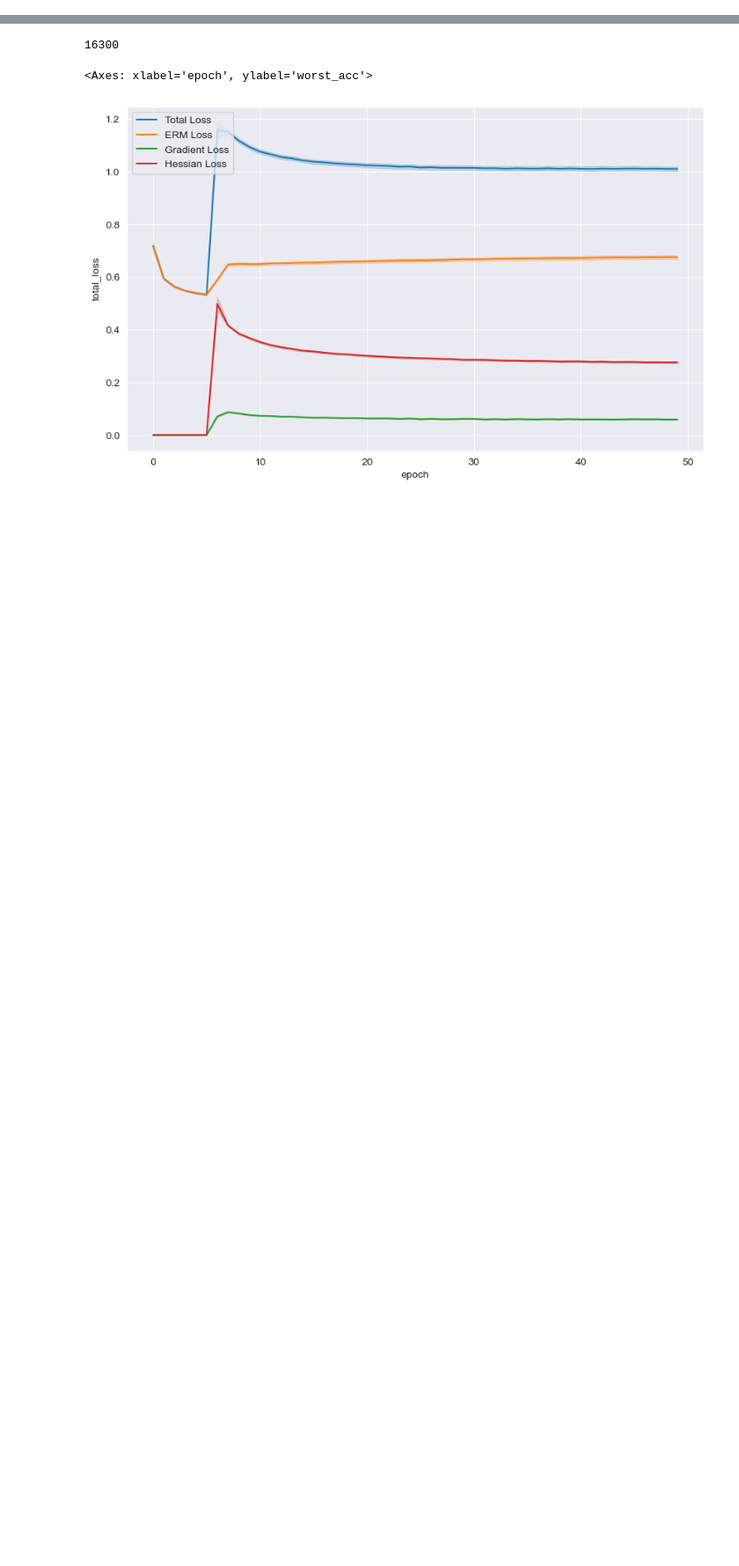
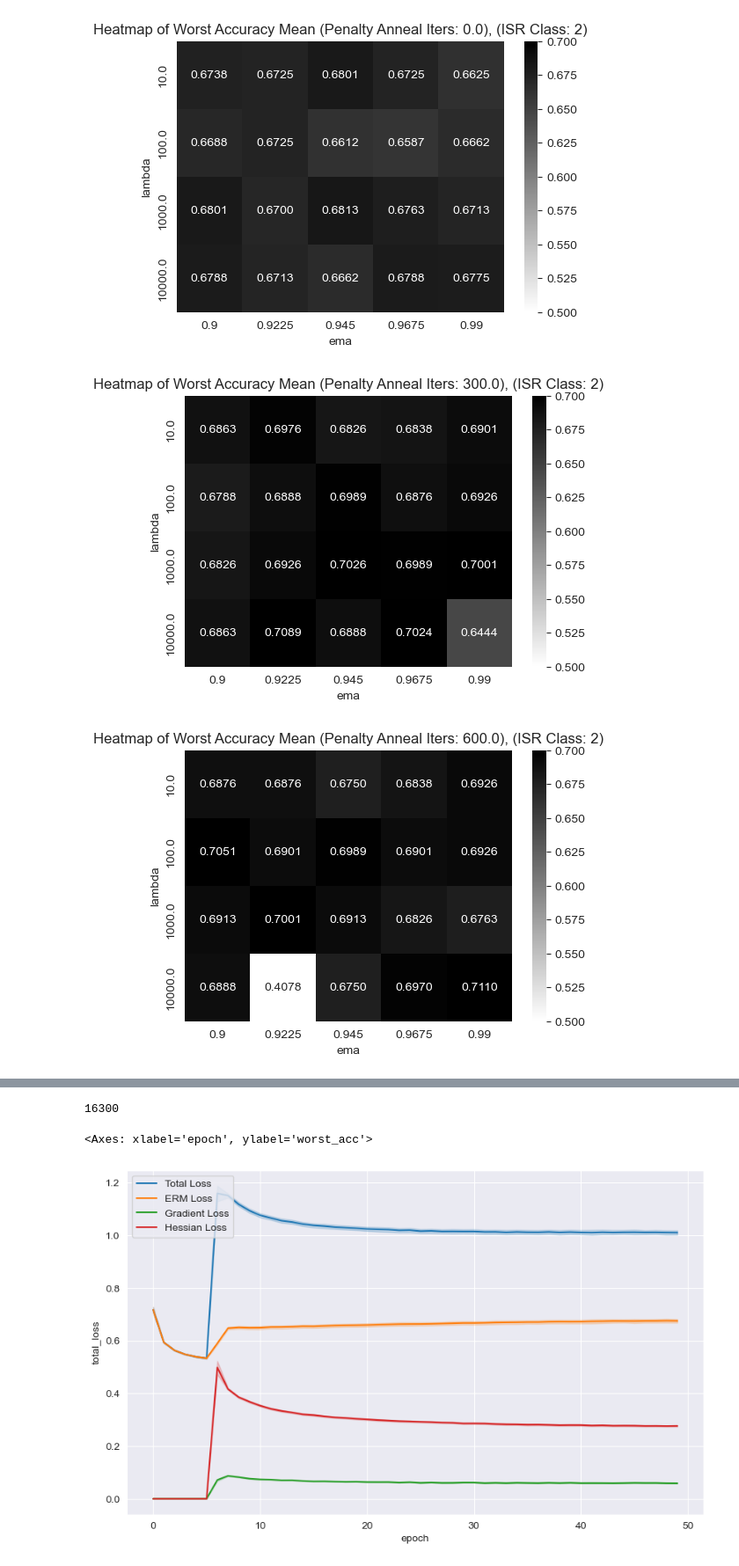
Before and after one commit to chenyuen0103/ISR, a Jupyter notebook: real_datasets/plot_results.ipynb, the cells around one changed output, grey strips where cells are left out. Shown at 88% size. Drawn from its saved outputs; the diff is of its cells as text; code cells hidden in the pictures; blank space fills up the shorter version.

```diff
--- a/real_datasets/plot_results.ipynb
+++ b/real_datasets/plot_results.ipynb
@@ -131,0 +133,3 @@ for iters, isr_class in unique_iters:
+# %%
+df = pd.read_csv(os.path.join('./logs/ISR_Hessian_results_new', multinli_file_fishr))
+df
@@ -131,0 +150,21 @@ for iters, isr_class in unique_iters:
+# %%
+# We can create multiple heatmaps for each unique pairs value of 'ISR_class'and 'penalty_anneal_iters'
+from itertools import product
+unique_iters = product(df['penalty_anneal_iters'].unique(), df['lambda'].unique())
+# unique_iters = df['penalty_anneal_iters'].unique()
+
+# for iters, isr_class in unique_iters:
+for iters, isr_class in product(df['penalty_anneal_iters'].unique(), [2]):
+    sub_df = df[df['penalty_anneal_iters'] == iters]
+    sub_df = sub_df[sub_df['ISR_class'] == isr_class]
+    pivot_df = sub_df.pivot_table(values='worst_acc_mean', index='lambda', columns='ema', aggfunc='mean')
+    plt.figure(figsize=(6, 4))
+    sns.heatmap(pivot_df, annot=True, cmap=white_black_cmap, fmt=".4f", vmin=acc_min, vmax=acc_max)
+    plt.title(f'Heatmap of Worst Accuracy Mean (Penalty Anneal Iters: {iters}), (ISR Class: {isr_class})')
+    plt.xlabel('ema')
+    plt.ylabel('lambda')
+    plt.show()
+# %% [output]
+[figure, added]
+[figure, added]
+[figure, added]
```
Also changed, not shown: parts of 6 cells of this notebook, 1 other file.
